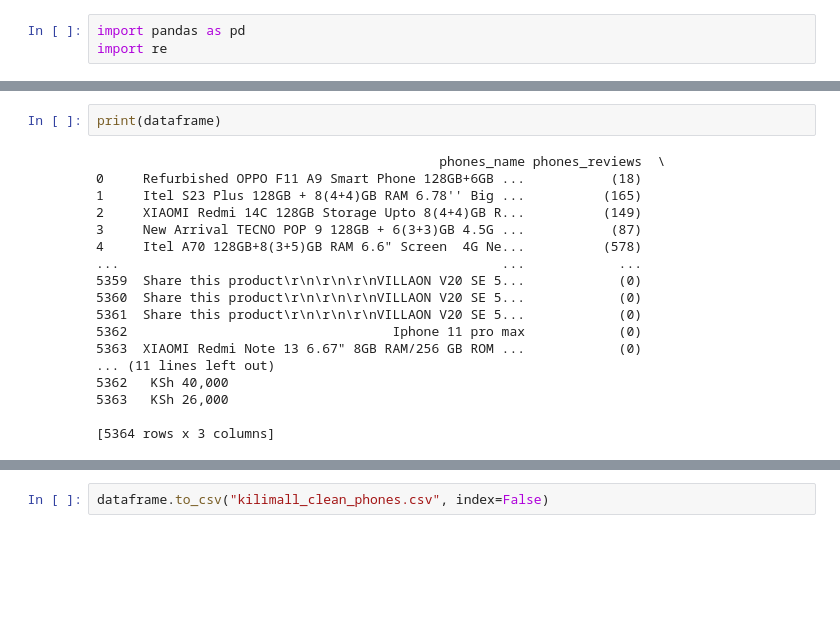
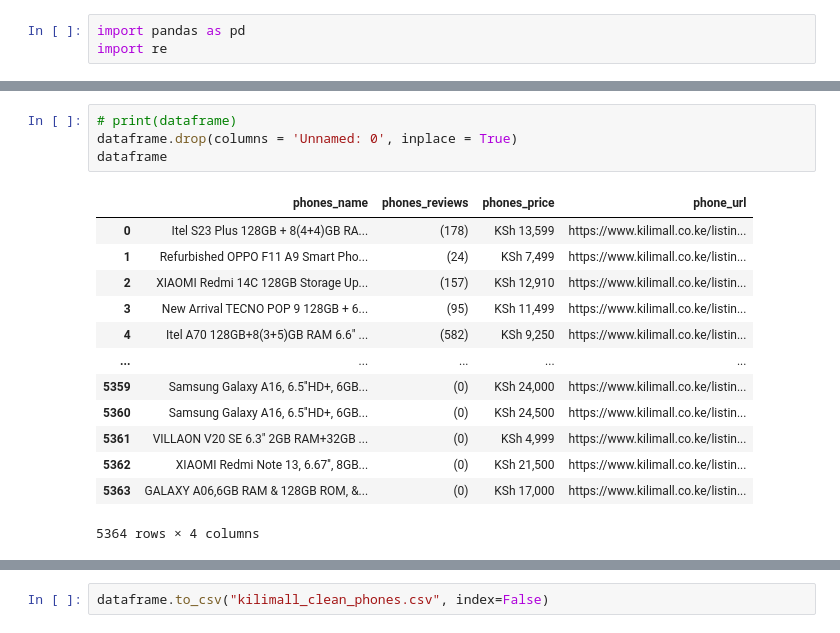
Before and after one commit to HannahMwende/E-commerce-products-analysis, a Jupyter notebook: scripts/kilimall_clean_phones.ipynb, the cells around one changed output, grey strips where cells are left out. Drawn from its saved outputs; the diff is of its cells as text; blank space fills up the shorter version.

```diff
--- a/scripts/kilimall_clean_phones.ipynb
+++ b/scripts/kilimall_clean_phones.ipynb
@@ -6,23 +144,21 @@ dataframe = pd.read_csv(r"C:\Users\Vivian.Obino1\Desktop\e-commerce analysis\dat
-# %%
-print(dataframe)
-# %% [output]
-                                            phones_name phones_reviews  \
-0     Refurbished OPPO F11 A9 Smart Phone 128GB+6GB ...           (18)
-1     Itel S23 Plus 128GB + 8(4+4)GB RAM 6.78'' Big ...          (165)
-2     XIAOMI Redmi 14C 128GB Storage Upto 8(4+4)GB R...          (149)
-3     New Arrival TECNO POP 9 128GB + 6(3+3)GB 4.5G ...           (87)
-4     Itel A70 128GB+8(3+5)GB RAM 6.6" Screen  4G Ne...          (578)
-...                                                 ...            ...
-5359  Share this product\r\n\r\n\r\nVILLAON V20 SE 5...            (0)
-5360  Share this product\r\n\r\n\r\nVILLAON V20 SE 5...            (0)
-5361  Share this product\r\n\r\n\r\nVILLAON V20 SE 5...            (0)
-5362                                  Iphone 11 pro max            (0)
-5363  XIAOMI Redmi Note 13 6.67" 8GB RAM/256 GB ROM ...            (0)
-... (11 lines left out)
-5362   KSh 40,000
-5363   KSh 26,000
-
-[5364 rows x 3 columns]
+# %%
+# print(dataframe)
+dataframe.drop(columns = 'Unnamed: 0', inplace = True)
+dataframe
+# %% [output]
+|  | phones_name | phones_reviews | phones_price | phone_url |
+| 0 | Itel S23 Plus 128GB + 8(4+4)GB RA... | (178) | KSh 13,599 | https://www.kilimall.co.ke/listin... |
+| 1 | Refurbished OPPO F11 A9 Smart Pho... | (24) | KSh 7,499 | https://www.kilimall.co.ke/listin... |
+| 2 | XIAOMI Redmi 14C 128GB Storage Up... | (157) | KSh 12,910 | https://www.kilimall.co.ke/listin... |
+| 3 | New Arrival TECNO POP 9 128GB + 6... | (95) | KSh 11,499 | https://www.kilimall.co.ke/listin... |
+| 4 | Itel A70 128GB+8(3+5)GB RAM 6.6" ... | (582) | KSh 9,250 | https://www.kilimall.co.ke/listin... |
+| ... | ... | ... | ... | ... |
+| 5359 | Samsung Galaxy A16, 6.5''HD+, 6GB... | (0) | KSh 24,000 | https://www.kilimall.co.ke/listin... |
+| 5360 | Samsung Galaxy A16, 6.5''HD+, 6GB... | (0) | KSh 24,500 | https://www.kilimall.co.ke/listin... |
+| 5361 | VILLAON V20 SE 6.3" 2GB RAM+32GB ... | (0) | KSh 4,999 | https://www.kilimall.co.ke/listin... |
+| 5362 | XIAOMI Redmi Note 13, 6.67'', 8GB... | (0) | KSh 21,500 | https://www.kilimall.co.ke/listin... |
+| 5363 | GALAXY A06,6GB RAM & 128GB ROM, &... | (0) | KSh 17,000 | https://www.kilimall.co.ke/listin... |
+5364 rows × 4 columns
 # %%
 dataframe_cleaned = dataframe.drop_duplicates()
 print(dataframe)
```
Also changed, not shown: parts of 18 cells of this notebook, 4 other files.
